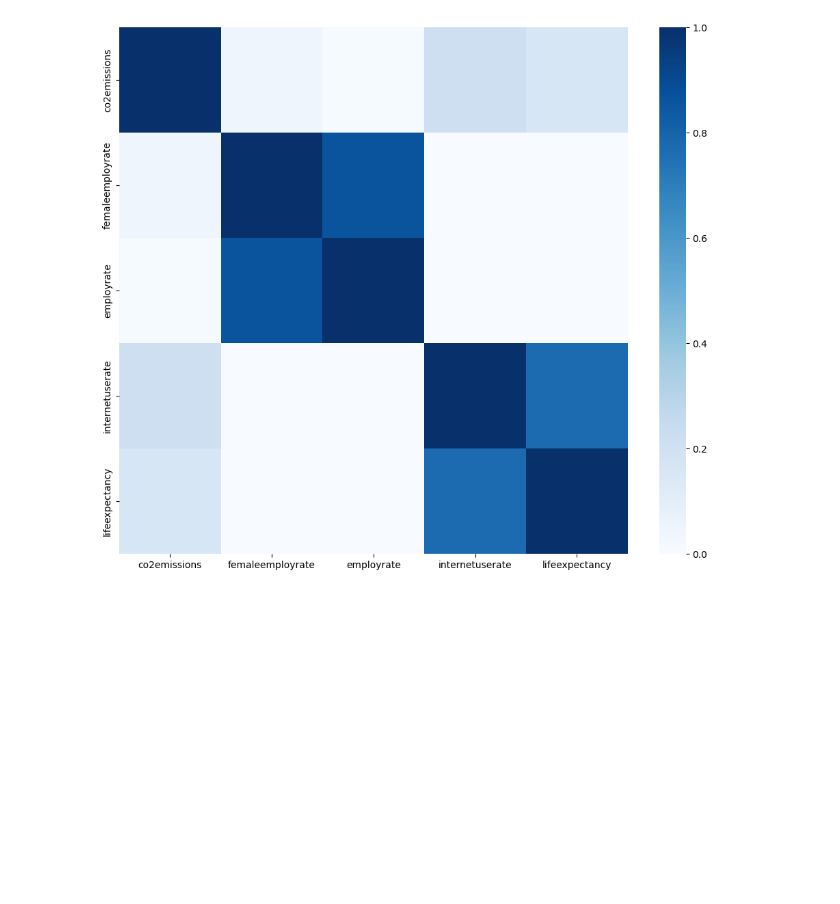
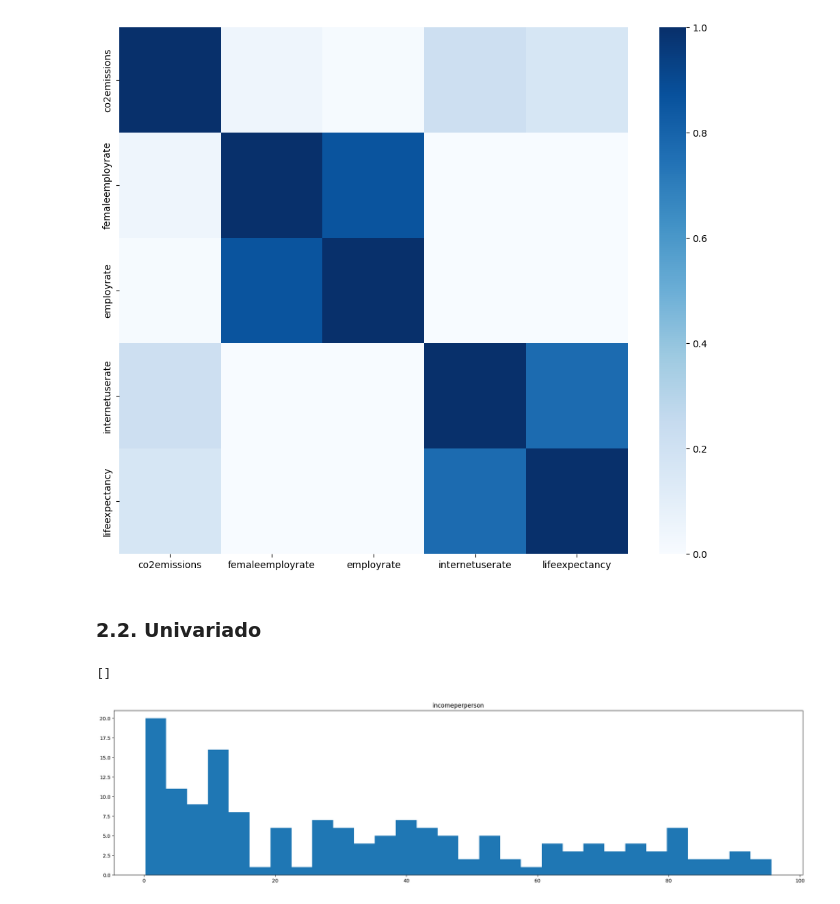
Before and after one commit to Jucavilav/CienciaD-taller2, a Jupyter notebook: Taller2.ipynb, the cells around one changed output. Cells and saved outputs as stored; diff of their text form; code cells hidden in the pictures; blank space fills up the shorter version.

```diff
--- a/Taller2.ipynb
+++ b/Taller2.ipynb
@@ -243,3 +243,14 @@ sns.heatmap(df_seleccionado[features].corr(), cmap="Blues", vmin=0, vmax=1)
 # %% [output]
 <Axes: >
 [figure]
+# %% [markdown]
+### 2.2. Univariado
+# %%
+# Histograma.
+plt.figure(figsize=(25, 6))
+plt.hist(df_seleccionado["internetuserate"], bins=30)
+plt.title("incomeperperson")
+plt.plot()
+# %% [output]
+[]
+[figure, added]
```
Also changed, not shown: parts of 7 cells of this notebook.
